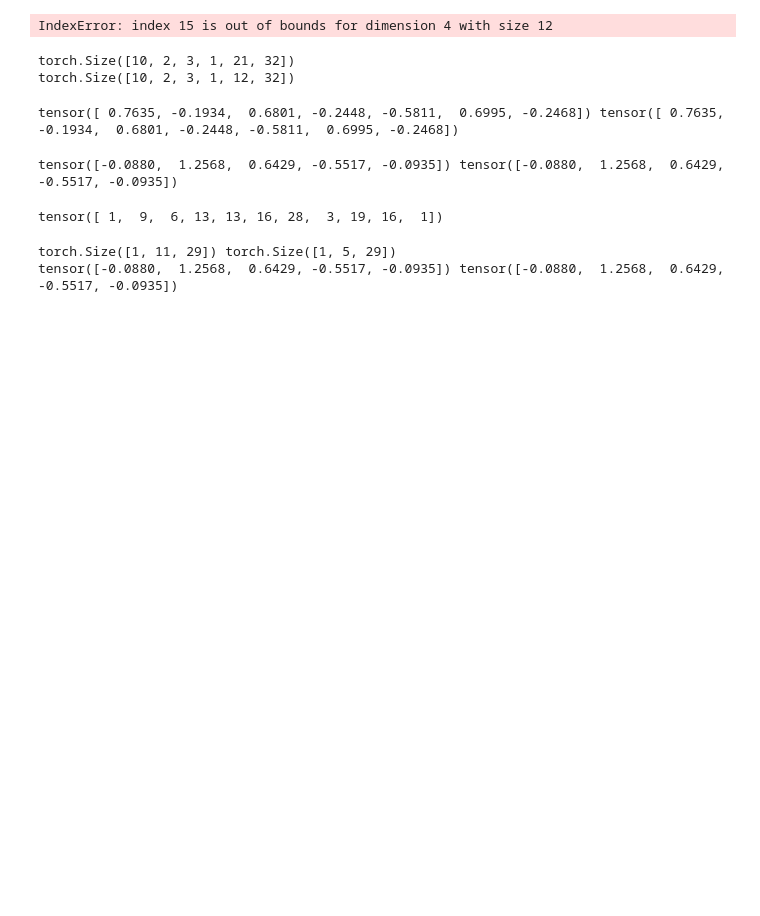
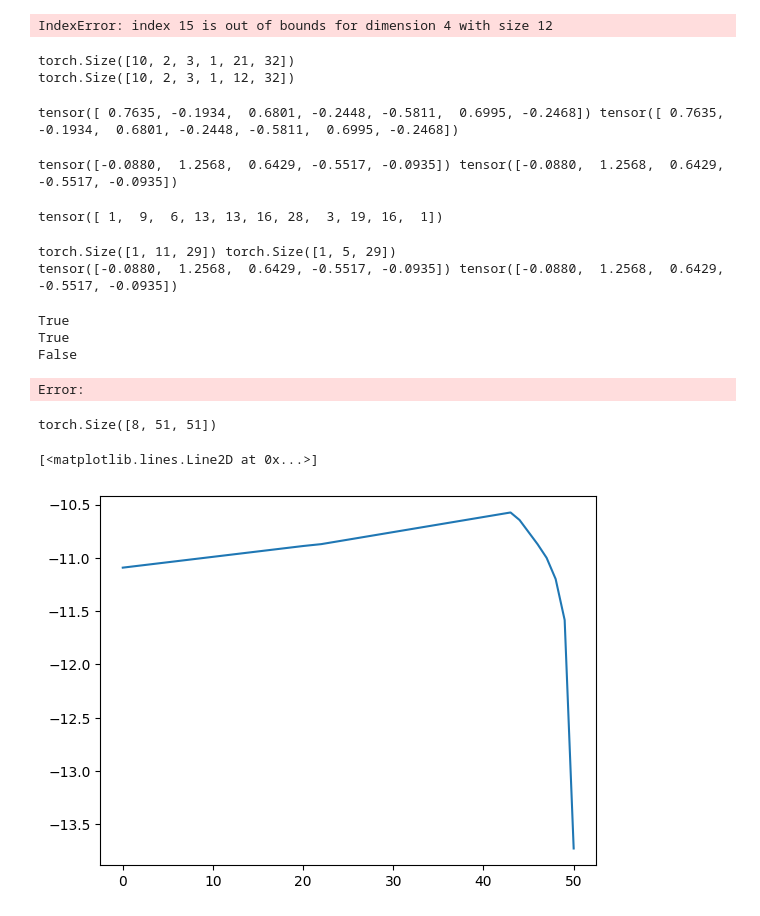
Before and after one commit to robflynnyh/asr_training_scripts, a Jupyter notebook: ipynbs/caching_test.ipynb, the cells around one changed output. Saved outputs shown, nothing was run; the diff lists cells and outputs as text; code cells hidden in the pictures; blank space fills up the shorter version.

```diff
--- a/ipynbs/caching_test.ipynb
+++ b/ipynbs/caching_test.ipynb
@@ -649,0 +792,21 @@ create_masks(x=torch.rand(1, 10,3), length=None, cache={'length': torch.tensor([
+# %%
+pos_og = loadit('pos_og.pkl')
+pos_n = loadit('pos_n.pkl')
+# %%
+print(torch.allclose(pos_og['pos'],pos_n['pos']))
+print(torch.allclose(pos_og['indices'],pos_n['indices'][0]))
+print(torch.allclose(pos_og['bias'],pos_n['bias'][0]))
+# %% [output]
+True
+True
+False
+Error:
+# %%
+pos_og['bias'].shape
+# %% [output]
+torch.Size([8, 51, 51])
+# %%
+plt.plot(pos_og['bias'].squeeze()[0, -1].detach().cpu().numpy())
+# %% [output]
+[<matplotlib.lines.Line2D at 0x...>]
+[figure, added]
```
Also changed, not shown: parts of 45 cells of this notebook, 5 other files.
